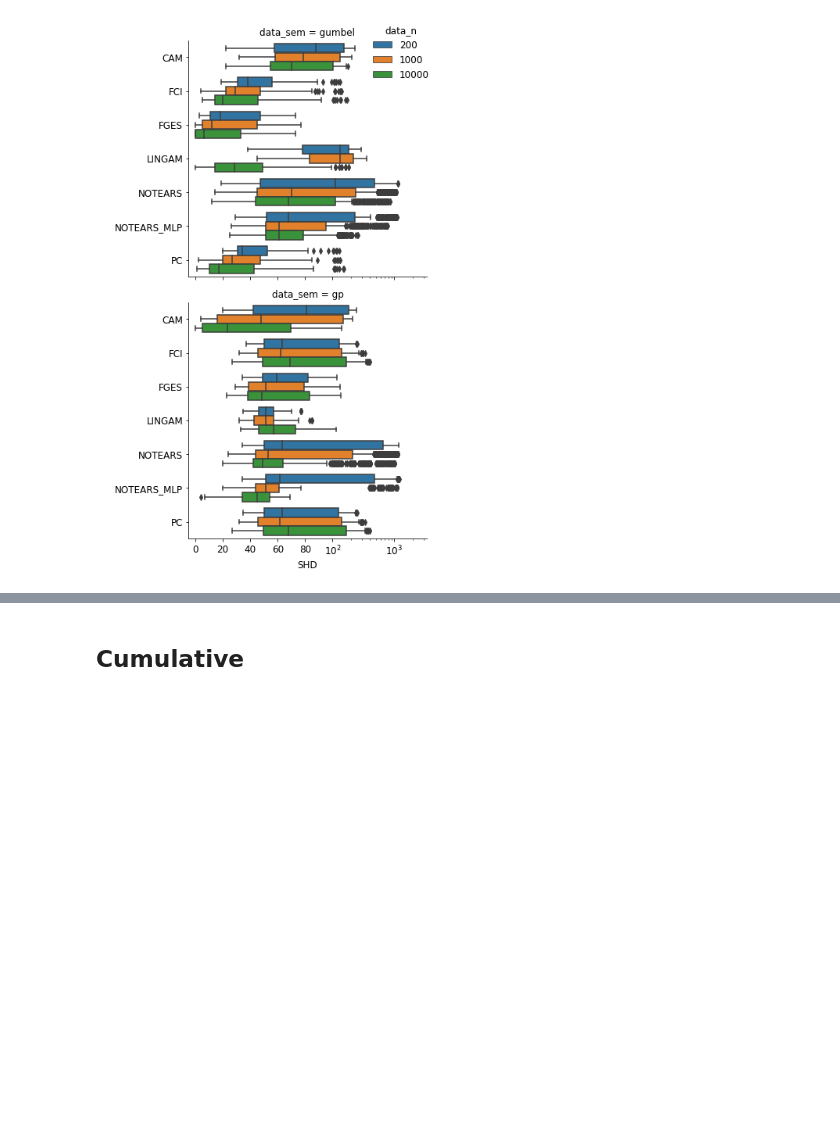
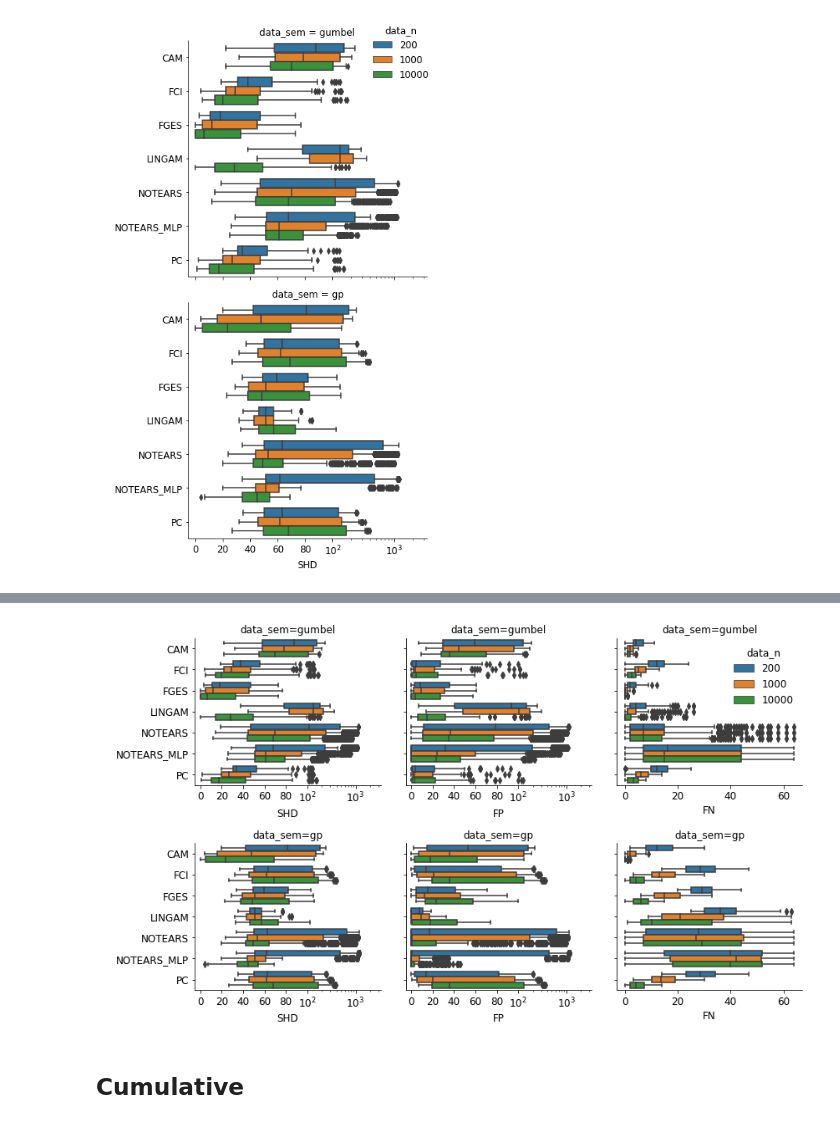
Before and after one commit to misoc-mml/hyperparams-causal-discovery, a Jupyter notebook: hyperparams/hyperparam_10k.ipynb, the cells around one changed output, grey strips where cells are left out. Drawn from its saved outputs; the diff is of its cells as text; code cells hidden in the pictures; blank space fills up the shorter version.

```diff
--- a/hyperparams/hyperparam_10k.ipynb
+++ b/hyperparams/hyperparam_10k.ipynb
@@ -6,7 +6,7 @@ import utils as ut
 
 import matplotlib.pylab as pylab
 
-params = {'axes.titlesize': 10,
+params = {'axes.titlesize': 12,
           'font.size': 12}
 pylab.rcParams.update(params)
 # %%
@@ -179,2 +181,84 @@ plt.savefig('./plots/10k/10k_h_box_vert.pdf', dpi=1000)
+# %%
+gt = 'er'
+p = 50
+d = 1
+
+fig, axs = plt.subplots(2, 3, sharex=False, sharey=True, figsize=(12, 7))
+axs = axs.flatten()
+
+sem = 'gumbel'
+df_case = df.loc[(df['graph_type'] == gt) & (df['graph_p'] == p) & (df['graph_d'] == d) & (df['id'].isin(algs)) & (df['data_sem'] == sem)]
+
+ax = axs[0]
+sns.boxplot(data=df_case, x='SHD_pattern', y='id', order=algs, hue='data_n', orient='h', ax=ax)
+ax.set_title(f'data_sem={sem}')
+ax.set_xlabel('SHD')
+ax.set_ylabel(' ')
+ax.get_legend().remove()
+ax.set_xscale('symlog', linthresh=1e2, linscale=2.0, subs=[2, 3, 4, 5, 6, 7, 8, 9])
+ax.set_xlim(-5, 1e4/3)
+ax.set_xticks([0, 20, 40, 60, 80, 1e2, 1e3], labels=[0, 20, 40, 60, 80, '$10^2$', '$10^3$'])
+ax.spines[['right', 'top']].set_visible(False)
+
+ax = axs[1]
+sns.boxplot(data=df_case, x='FP_skel', y='id', order=algs, hue='data_n', orient='h', ax=ax)
+ax.set_title(f'data_sem={sem}')
+ax.set_xlabel('FP')
+ax.set_ylabel(' ')
+ax.get_legend().remove()
+ax.set_xscale('symlog', linthresh=1e2, linscale=2.0, subs=[2, 3, 4, 5, 6, 7, 8, 9])
+ax.set_xlim(-5, 1e4/3)
+ax.set_xticks([0, 20, 40, 60, 80, 1e2, 1e3], labels=[0, 20, 40, 60, 80, '$10^2$', '$10^3$'])
+ax.spines[['right', 'top']].set_visible(False)
+
+ax = axs[2]
+sns.boxplot(data=df_case, x='FN_skel', y='id', order=algs, hue='data_n', orient='h', ax=ax)
+ax.set_title(f'data_sem={sem}')
+ax.set_xlabel('FN')
+ax.set_ylabel(' ')
+#ax.get_legend().remove()
+sns.move_legend(ax, loc='upper right', bbox_to_anchor=(1.0, 1.0), frameon=False)
+ax.spines[['right', 'top']].set_visible(False)
+
+sem = 'gp'
+df_case = df.loc[(df['graph_type'] == gt) & (df['graph_p'] == p) & (df['graph_d'] == d) & (df['id'].isin(algs)) & (df['data_sem'] == sem)]
+
+ax = axs[3]
+sns.boxplot(data=df_case, x='SHD_pattern', y='id', order=algs, hue='data_n', orient='h', ax=ax)
+ax.set_title(f'data_sem={sem}')
+ax.set_xlabel('SHD')
+ax.set_ylabel(' ')
+ax.get_legend().remove()
+ax.set_xscale('symlog', linthresh=1e2, linscale=2.0, subs=[2, 3, 4, 5, 6, 7, 8, 9])
+ax.set_xlim(-5, 1e4/3)
+ax.set_xticks([0, 20, 40, 60, 80, 1e2, 1e3], labels=[0, 20, 40, 60, 80, '$10^2$', '$10^3$'])
+ax.spines[['right', 'top']].set_visible(False)
+
+ax = axs[4]
+sns.boxplot(data=df_case, x='FP_skel', y='id', order=algs, hue='data_n', orient='h', ax=ax)
+ax.set_title(f'data_sem={sem}')
+ax.set_xlabel('FP')
+ax.set_ylabel(' ')
+ax.get_legend().remove()
+ax.set_xscale('symlog', linthresh=1e2, linscale=2.0, subs=[2, 3, 4, 5, 6, 7, 8, 9])
+ax.set_xlim(-5, 1e4/3)
+ax.set_xticks([0, 20, 40, 60, 80, 1e2, 1e3], labels=[0, 20, 40, 60, 80, '$10^2$', '$10^3$'])
+ax.spines[['right', 'top']].set_visible(False)
+
+ax = axs[5]
+sns.boxplot(data=df_case, x='FN_skel', y='id', order=algs, hue='data_n', orient='h', ax=ax)
+ax.set_title(f'data_sem={sem}')
+ax.set_xlabel('FN')
+ax.set_ylabel(' ')
+ax.get_legend().remove()
+ax.spines[['right', 'top']].set_visible(False)
+
+#sns.move_legend(g, loc='upper right')
+
+plt.tight_layout()
+#plt.savefig('./plots/10k/10k_h_box_all.pdf', dpi=1000)
+plt.savefig('./plots/10k/10k_h_box_all_noborder.pdf', dpi=1000)
+# %% [output]
+[figure, added]
 # %% [markdown]
 ## Cumulative
```
Also changed, not shown: parts of 9 cells of this notebook, 50 other files.
